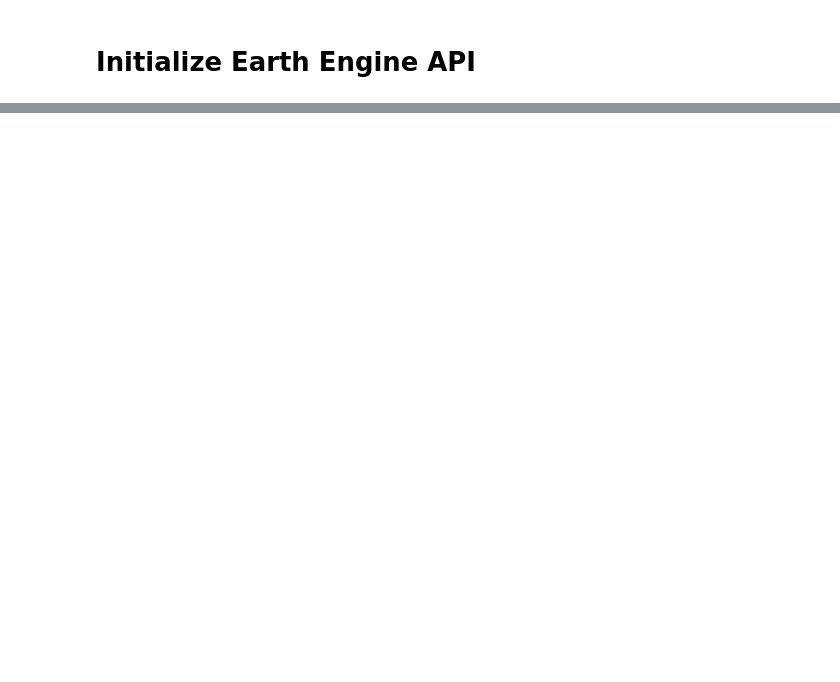
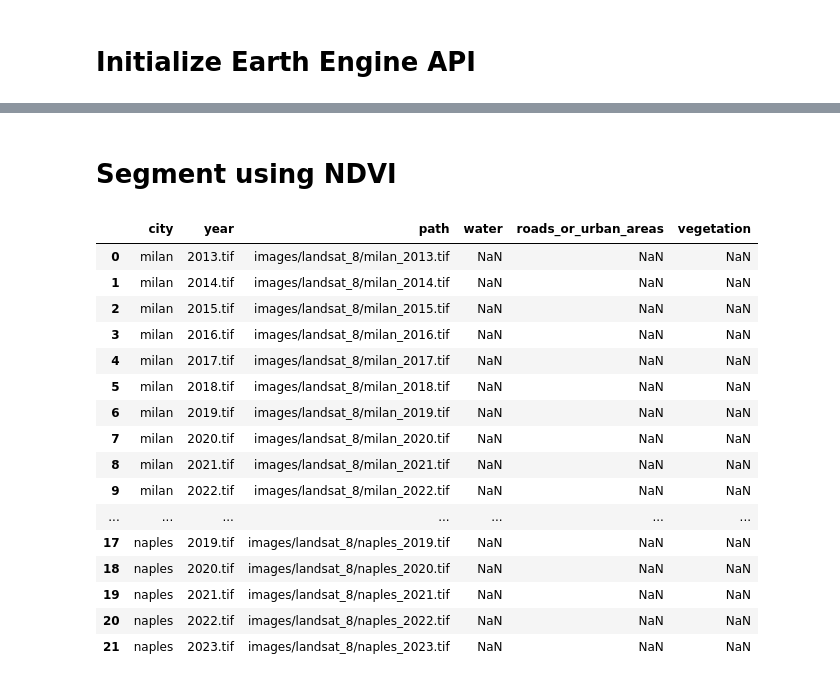
Before and after one commit to andypalmi/unimib, a Jupyter notebook: Environment/exam/main.ipynb, the cells around one changed output, grey strips where cells are left out. Drawn from its saved outputs; the diff is of its cells as text; code cells hidden in the pictures; blank space fills up the shorter version.

```diff
--- a/Environment/exam/main.ipynb
+++ b/Environment/exam/main.ipynb
@@ -121,14 +145,0 @@ for key, value in imageCollInfo.items():
-# %%
-city = 'naples'
-
-geometry = ee.FeatureCollection(f'projects/cementification/assets/{city}_10km_buffer').geometry()
-
-# Load the Sentinel-2 image collection
-collection = ee.ImageCollection("COPERNICUS/S2_SR_HARMONIZED") \
-                .filterBounds(geometry) \
-                .filterDate('2017-03-28', '2024-06-01') \
-                .filter(ee.Filter.calendarRange(3, 9, 'month')) \
-                .filter(ee.Filter.lt('CLOUDY_PIXEL_PERCENTAGE',10)) \
-                .select(bands)
-
-print(collection.size().getInfo())
@@ -238,13 +235,35 @@ progress_bar.close()
+# %% [markdown]
+# Segment using NDVI
 # %%
 # Initialize an empty list to store the data
 data = []
 
-for img in os.listdir('images'):
-    city, year, season_ext = img.split('_')
-    season, _ = season_ext.split('.')
+landsat_path = 'images/landsat_8'
+for img in os.listdir(landsat_path):
+    city, year = img.split('_')
     # Append a dictionary with the data to the list
-    data.append({'city': city, 'year': year, 'season': season, 'path': f'images/{img}'})
+    data.append({'city': city, 'year': year, 'path': f'{landsat_path}/{img}'})
 
 # Create a DataFrame from the list
-img_df = pd.DataFrame(data, columns=['city', 'year', 'season', 'path', 'water', 'roads_or_urban_areas', 'vegetation'])
+img_df = pd.DataFrame(data, columns=['city', 'year', 'path', 'water', 'roads_or_urban_areas', 'vegetation'])
+img_df.sort_values(by=['city', 'year'], inplace=True)
+img_df.reset_index(drop=True, inplace=True)
 img_df
+# %% [output]
+|  | city | year | path | water | roads_or_urban_areas | vegetation |
+| 0 | milan | 2013.tif | images/landsat_8/milan_2013.tif | NaN | NaN | NaN |
+| 1 | milan | 2014.tif | images/landsat_8/milan_2014.tif | NaN | NaN | NaN |
+| 2 | milan | 2015.tif | images/landsat_8/milan_2015.tif | NaN | NaN | NaN |
+| 3 | milan | 2016.tif | images/landsat_8/milan_2016.tif | NaN | NaN | NaN |
+| 4 | milan | 2017.tif | images/landsat_8/milan_2017.tif | NaN | NaN | NaN |
+| 5 | milan | 2018.tif | images/landsat_8/milan_2018.tif | NaN | NaN | NaN |
+| 6 | milan | 2019.tif | images/landsat_8/milan_2019.tif | NaN | NaN | NaN |
+| 7 | milan | 2020.tif | images/landsat_8/milan_2020.tif | NaN | NaN | NaN |
+| 8 | milan | 2021.tif | images/landsat_8/milan_2021.tif | NaN | NaN | NaN |
+| 9 | milan | 2022.tif | images/landsat_8/milan_2022.tif | NaN | NaN | NaN |
+| ... | ... | ... | ... | ... | ... | ... |
+| 17 | naples | 2019.tif | images/landsat_8/naples_2019.tif | NaN | NaN | NaN |
+| 18 | naples | 2020.tif | images/landsat_8/naples_2020.tif | NaN | NaN | NaN |
+| 19 | naples | 2021.tif | images/landsat_8/naples_2021.tif | NaN | NaN | NaN |
+| 20 | naples | 2022.tif | images/landsat_8/naples_2022.tif | NaN | NaN | NaN |
+| 21 | naples | 2023.tif | images/landsat_8/naples_2023.tif | NaN | NaN | NaN |
```
Also changed, not shown: parts of 18 cells of this notebook.
